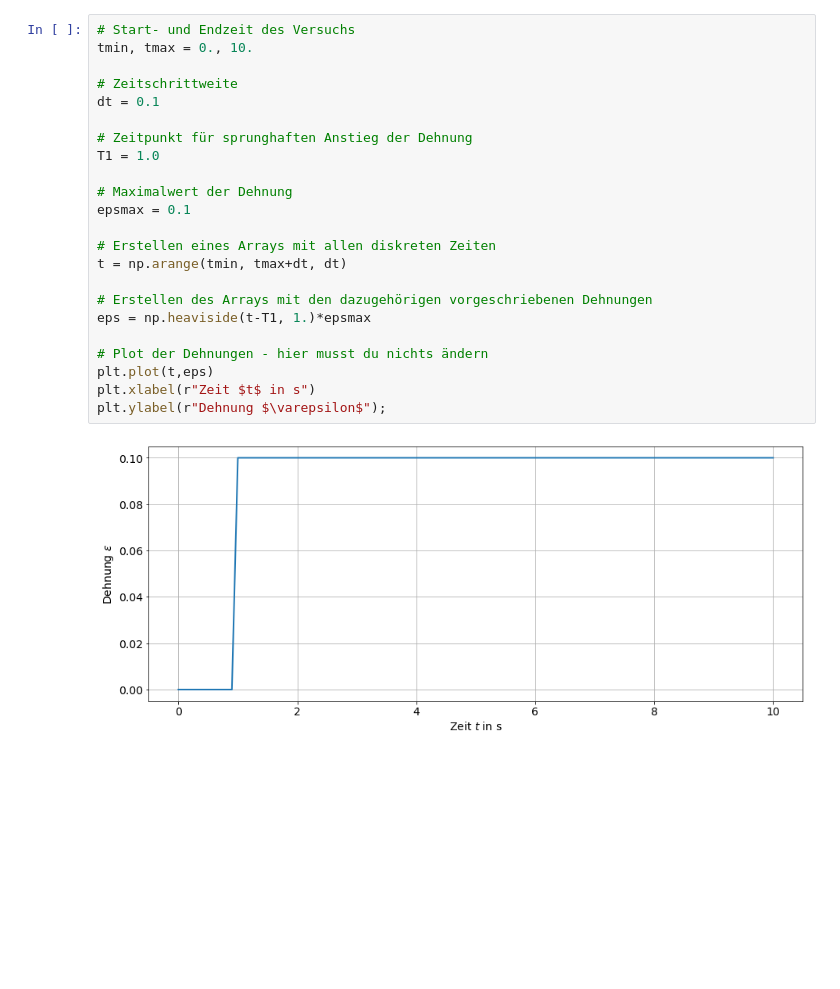
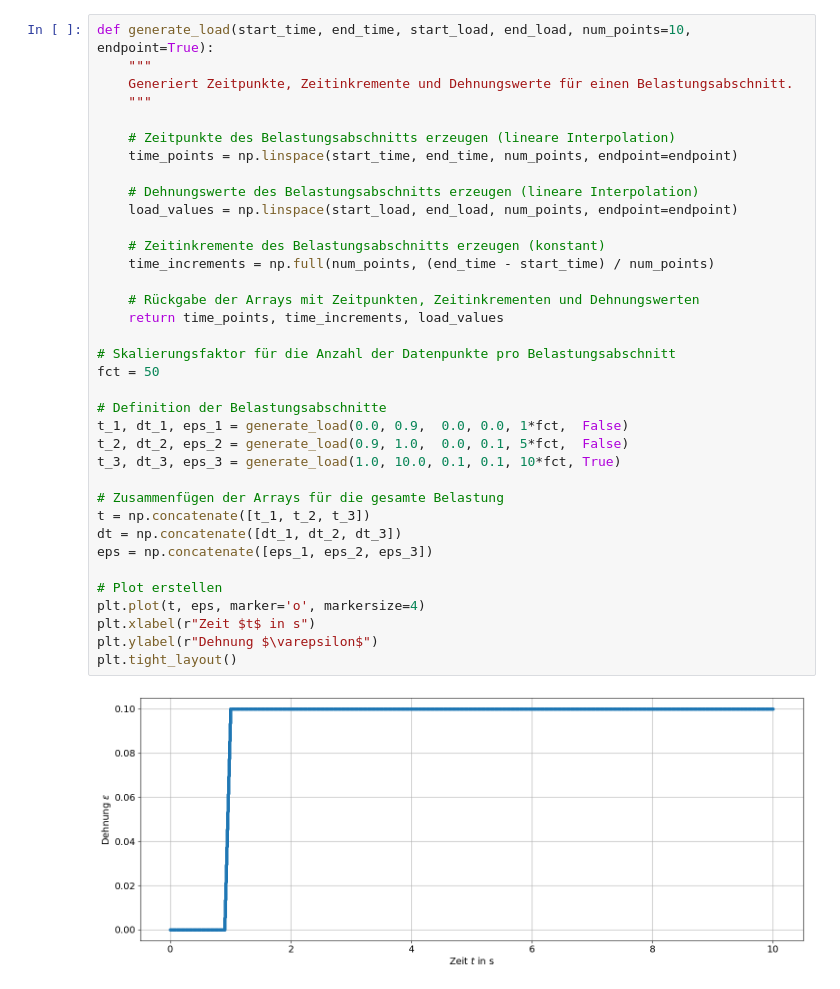
Before and after one commit to tmfrln/mechIV-programming, a Jupyter notebook: viscoelasticity/exercise_viscoelasticity_solution.ipynb, the cells around one changed output. Saved outputs shown, nothing was run; the diff lists cells and outputs as text; blank space fills up the shorter version.

```diff
--- a/viscoelasticity/exercise_viscoelasticity_solution.ipynb
+++ b/viscoelasticity/exercise_viscoelasticity_solution.ipynb
@@ -162,28 +129,41 @@ Die numpy-Funktionen [`np.arange`](https://numpy.org/doc/stable/reference/genera
 # %%
-# Start- und Endzeit des Versuchs
-tmin, tmax = 0., 10.
+def generate_load(start_time, end_time, start_load, end_load, num_points=10, endpoint=True):
+    """
+    Generiert Zeitpunkte, Zeitinkremente und Dehnungswerte für einen Belastungsabschnitt.
+    """
 
-# Zeitschrittweite
-dt = 0.1
+    # Zeitpunkte des Belastungsabschnitts erzeugen (lineare Interpolation)
+    time_points = np.linspace(start_time, end_time, num_points, endpoint=endpoint)
 
-# Zeitpunkt für sprunghaften Anstieg der Dehnung
-T1 = 1.0
+    # Dehnungswerte des Belastungsabschnitts erzeugen (lineare Interpolation)
+    load_values = np.linspace(start_load, end_load, num_points, endpoint=endpoint)
 
-# Maximalwert der Dehnung
-epsmax = 0.1
+    # Zeitinkremente des Belastungsabschnitts erzeugen (konstant)
+    time_increments = np.full(num_points, (end_time - start_time) / num_points)
 
-# Erstellen eines Arrays mit allen diskreten Zeiten
-t = np.arange(tmin, tmax+dt, dt)
+    # Rückgabe der Arrays mit Zeitpunkten, Zeitinkrementen und Dehnungswerten
+    return time_points, time_increments, load_values
 
-# Erstellen des Arrays mit den dazugehörigen vorgeschriebenen Dehnungen
-eps = np.heaviside(t-T1, 1.)*epsmax
+# Skalierungsfaktor für die Anzahl der Datenpunkte pro Belastungsabschnitt
+fct = 50
 
-# Plot der Dehnungen - hier musst du nichts ändern
-plt.plot(t,eps)
+# Definition der Belastungsabschnitte
+t_1, dt_1, eps_1 = generate_load(0.0, 0.9,  0.0, 0.0, 1*fct,  False)
+t_2, dt_2, eps_2 = generate_load(0.9, 1.0,  0.0, 0.1, 5*fct,  False)
+t_3, dt_3, eps_3 = generate_load(1.0, 10.0, 0.1, 0.1, 10*fct, True)
+
+# Zusammenfügen der Arrays für die gesamte Belastung
+t = np.concatenate([t_1, t_2, t_3])
+dt = np.concatenate([dt_1, dt_2, dt_3])
+eps = np.concatenate([eps_1, eps_2, eps_3])
+
+# Plot erstellen
+plt.plot(t, eps, marker='o', markersize=4)
 plt.xlabel(r"Zeit $t$ in s")
-plt.ylabel(r"Dehnung $\varepsilon$");
+plt.ylabel(r"Dehnung $\varepsilon$")
+plt.tight_layout()
 # %% [output]
-[figure, old version]
+[figure, new version]
 # %% [markdown]
 ---
 **Aufgabe**
```
Also changed, not shown: parts of 38 cells of this notebook, 4 other files.
